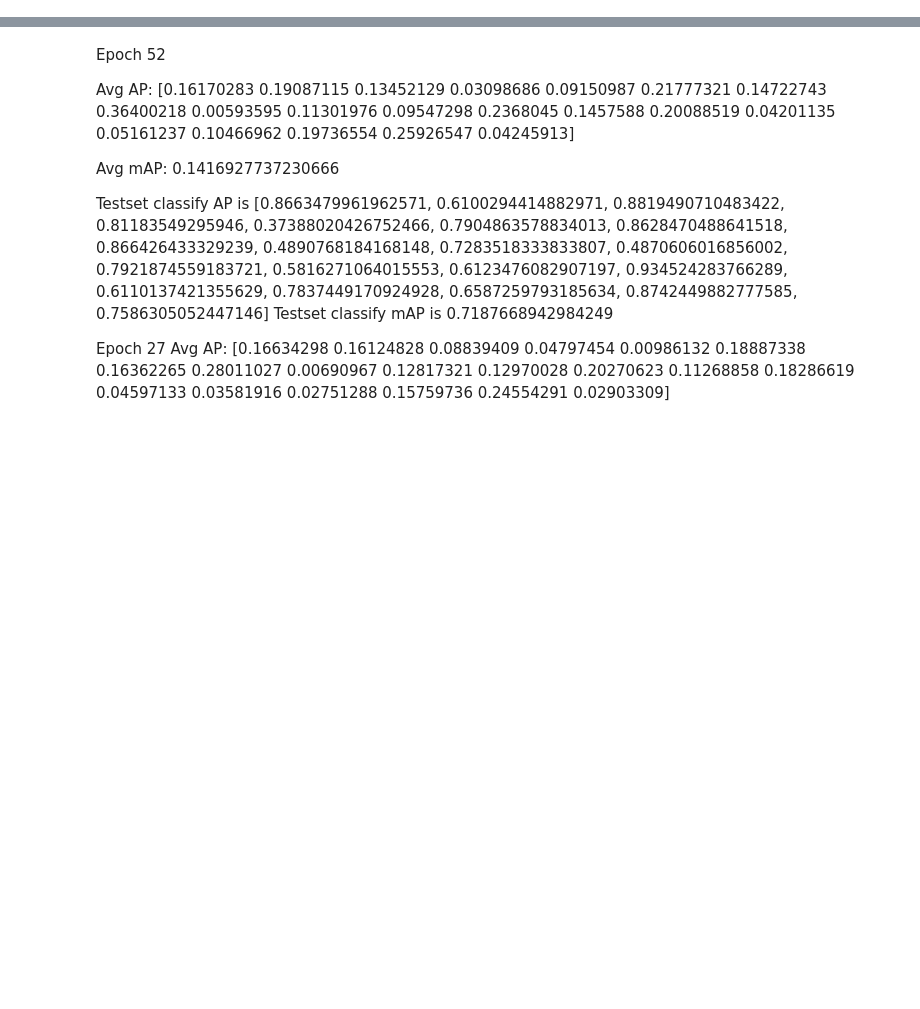
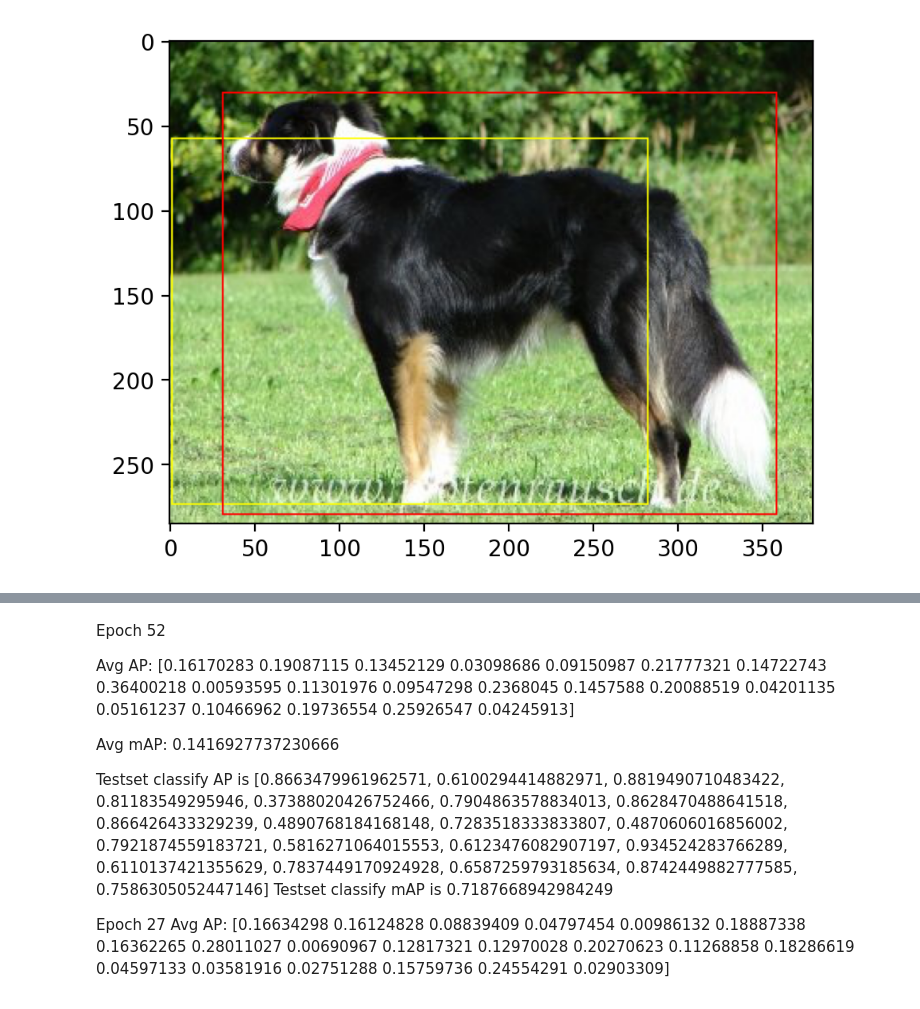
Before and after one commit to Muxv/OICR-pytorch, a Jupyter notebook: src/validate.ipynb, the cells around one changed output, grey strips where cells are left out. Drawn from its saved outputs; the diff is of its cells as text; code cells hidden in the pictures; blank space fills up the shorter version.

```diff
--- a/src/validate.ipynb
+++ b/src/validate.ipynb
@@ -39,3 +55,9 @@ total_pred_labels = []
 total_pred_scores = []
 total_true_boxes = []
 total_true_labels = []
+# %%
+from datasets import VOCDectectionDataset
+import torch.utils.data as data
+
+testdata = VOCDectectionDataset("~/data/", '2007', 'test')
+test_loader = data.DataLoader(testdata, 1, shuffle=False)
@@ -128,0 +177,12 @@ Testset classify mAP is 0.7075937004245463
+# %%
+year='2007'
+pretrained='vgg16'
+model = Combined_VGG16()
+model.to(cfg.DEVICE)
+checkpoints = torch.load(cfg.PATH.PT_PATH + "BestModel_2007_vgg16_23.pt")
+model.load_state_dict(checkpoints['whole_model_state_dict'])
+
+draw_data = VOCDectectionDataset("~/data/", '2007', 'test', debug=True)
+
+plt.rcParams['figure.dpi'] = 200 #分辨率
+d = VOCDectectionDataset("~/data/", '2007', 'trainval')
@@ -128,0 +220,24 @@ Testset classify mAP is 0.7075937004245463
+# %%
+p, gt, region = draw_data[stop]
+gt_label = gt[:, -1]
+gt_box = gt[:, :4]
+confident_boxes = []
+last_c = -1
+for c in gt_label:
+    if c == last_c:
+        # repeated box
+        continue
+    else:
+        box_number = int(sum(gt_label == c))
+        cls_score = avg_scores[:, int(c)]
+        most_confident_ones = cls_score.topk(box_number)[1]
+        most_confident_region = region[most_confident_ones].tolist()
+
+        if most_confident_ones.numel() == 1:
+            most_confident_region = [most_confident_region]
+        confident_boxes += most_confident_region
+        c = last_c
+
+compare_box(p, gt_box, np.array(confident_boxes, dtype=np.float32))
+# %% [output]
+[figure, added]
```
Also changed, not shown: parts of 21 cells of this notebook, 20 other files.
